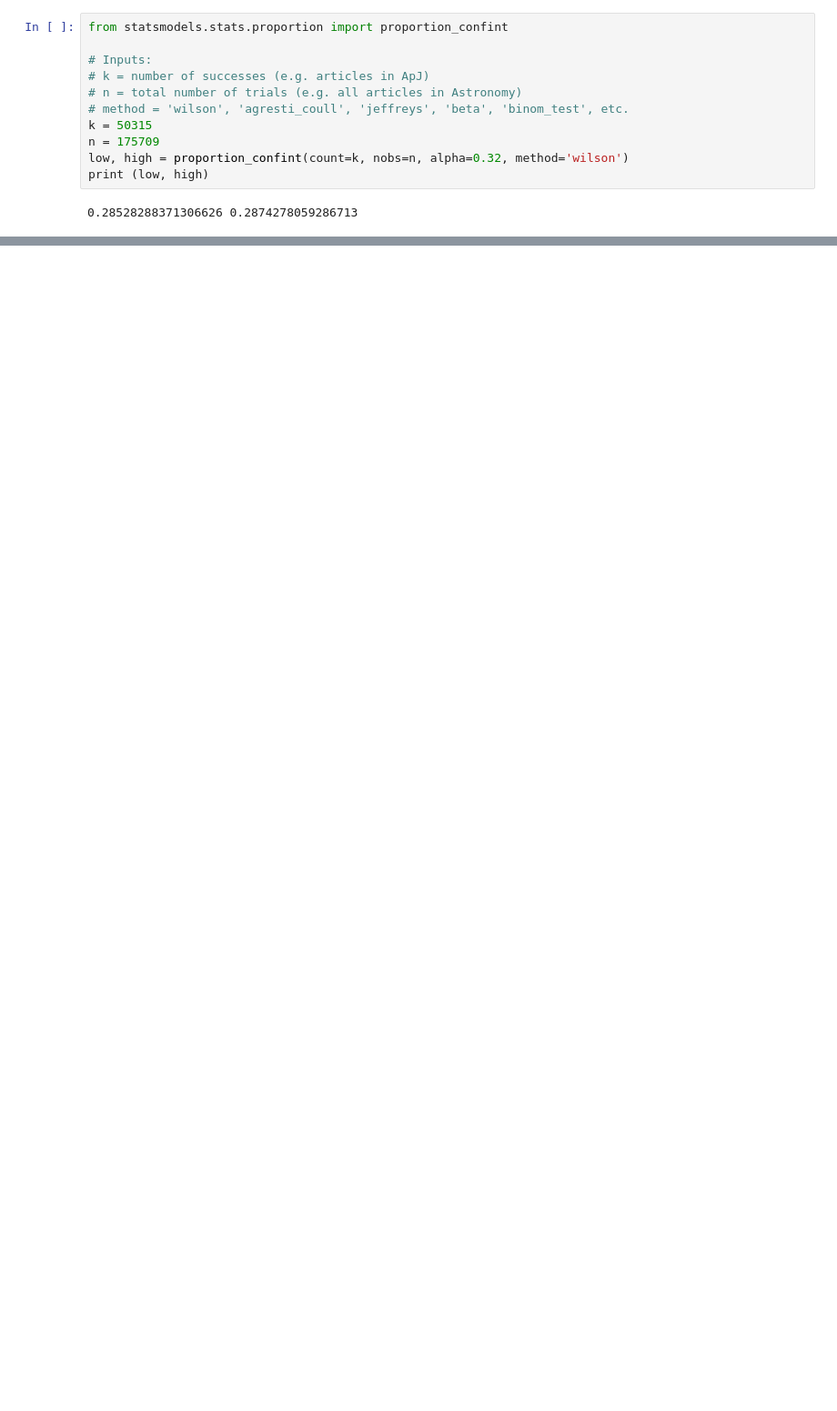
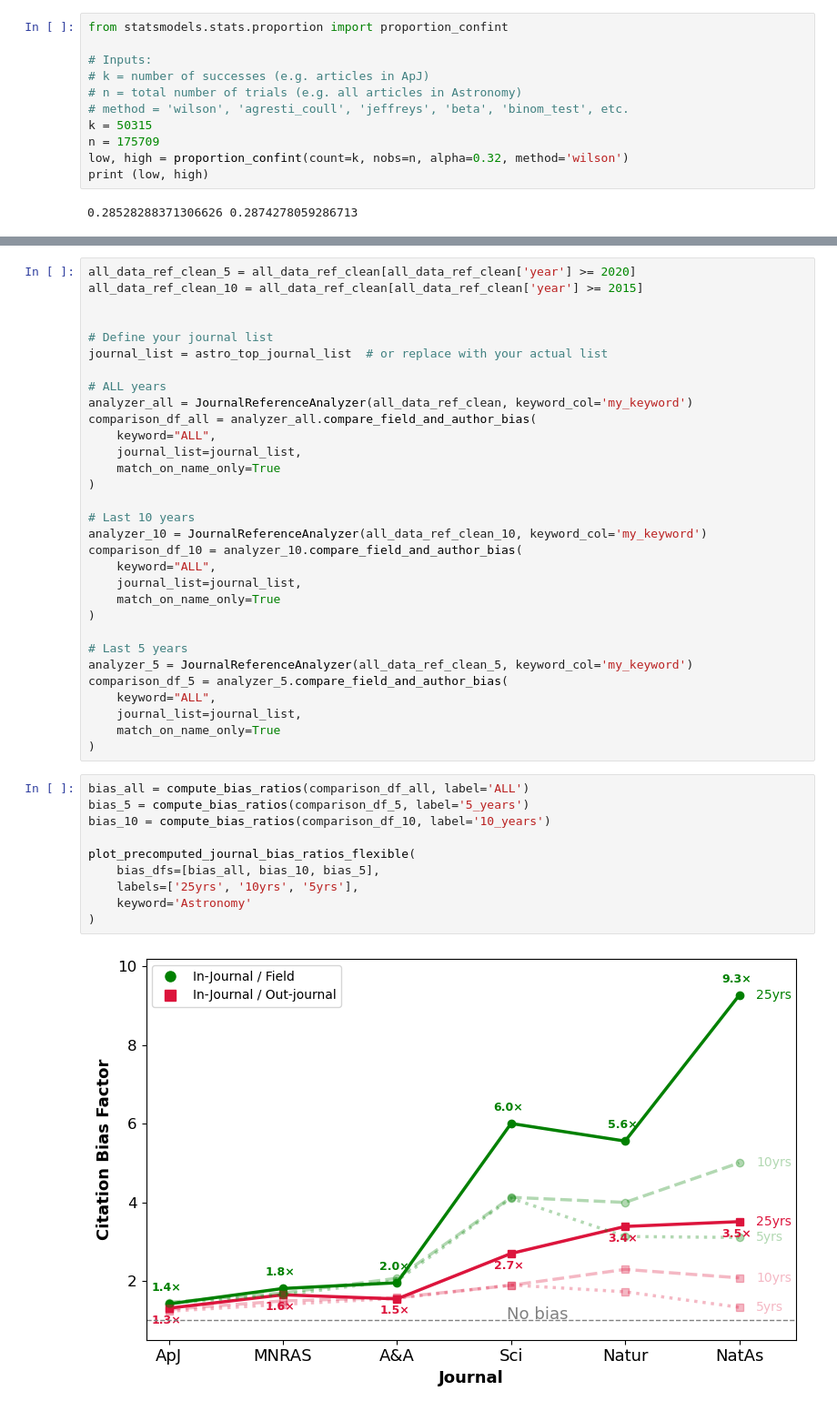
Before and after one commit to vadibekyan/ads_stats, a Jupyter notebook: astronomy_references.ipynb, the cells around one changed output, grey strips where cells are left out. Shown at 91% size. Saved outputs shown, nothing was run; the diff lists cells and outputs as text; blank space fills up the shorter version.

```diff
--- a/astronomy_references.ipynb
+++ b/astronomy_references.ipynb
@@ -685,0 +800,43 @@ plot_journal_citation_bias_ratios(comparison_df_all, years='ALL')
+# %%
+all_data_ref_clean_5 = all_data_ref_clean[all_data_ref_clean['year'] >= 2020]
+all_data_ref_clean_10 = all_data_ref_clean[all_data_ref_clean['year'] >= 2015]
+
+
+# Define your journal list
+journal_list = astro_top_journal_list  # or replace with your actual list
+
+# ALL years
+analyzer_all = JournalReferenceAnalyzer(all_data_ref_clean, keyword_col='my_keyword')
+comparison_df_all = analyzer_all.compare_field_and_author_bias(
+    keyword="ALL",
+    journal_list=journal_list,
+    match_on_name_only=True
+)
+
+# Last 10 years
+analyzer_10 = JournalReferenceAnalyzer(all_data_ref_clean_10, keyword_col='my_keyword')
+comparison_df_10 = analyzer_10.compare_field_and_author_bias(
+    keyword="ALL",
+    journal_list=journal_list,
+    match_on_name_only=True
+)
+
+# Last 5 years
+analyzer_5 = JournalReferenceAnalyzer(all_data_ref_clean_5, keyword_col='my_keyword')
+comparison_df_5 = analyzer_5.compare_field_and_author_bias(
+    keyword="ALL",
+    journal_list=journal_list,
+    match_on_name_only=True
+)
+# %%
+bias_all = compute_bias_ratios(comparison_df_all, label='ALL')
+bias_5 = compute_bias_ratios(comparison_df_5, label='5_years')
+bias_10 = compute_bias_ratios(comparison_df_10, label='10_years')
+
+plot_precomputed_journal_bias_ratios_flexible(
+    bias_dfs=[bias_all, bias_10, bias_5],
+    labels=['25yrs', '10yrs', '5yrs'],
+    keyword='Astronomy'
+)
+# %% [output]
+[figure, added]
```
Also changed, not shown: parts of 16 cells of this notebook, 20 other files.
